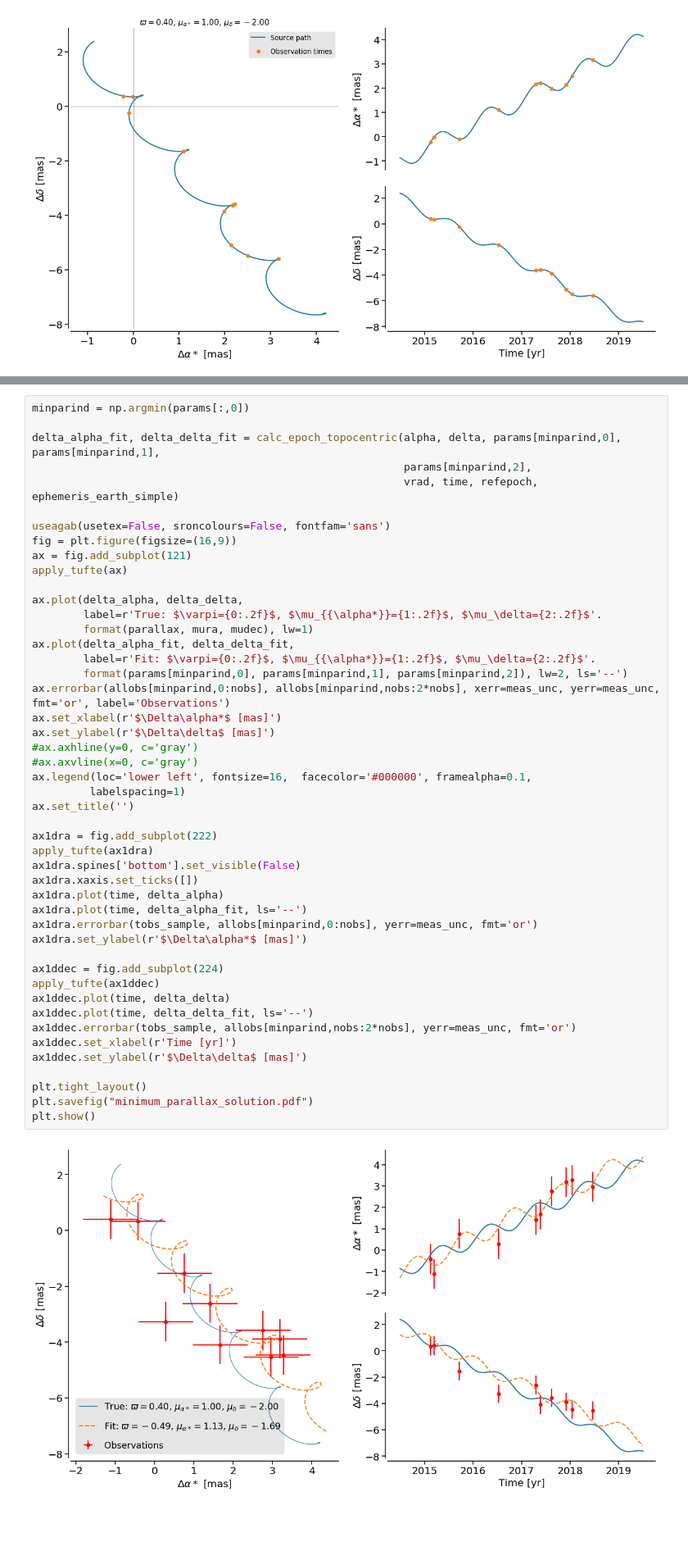
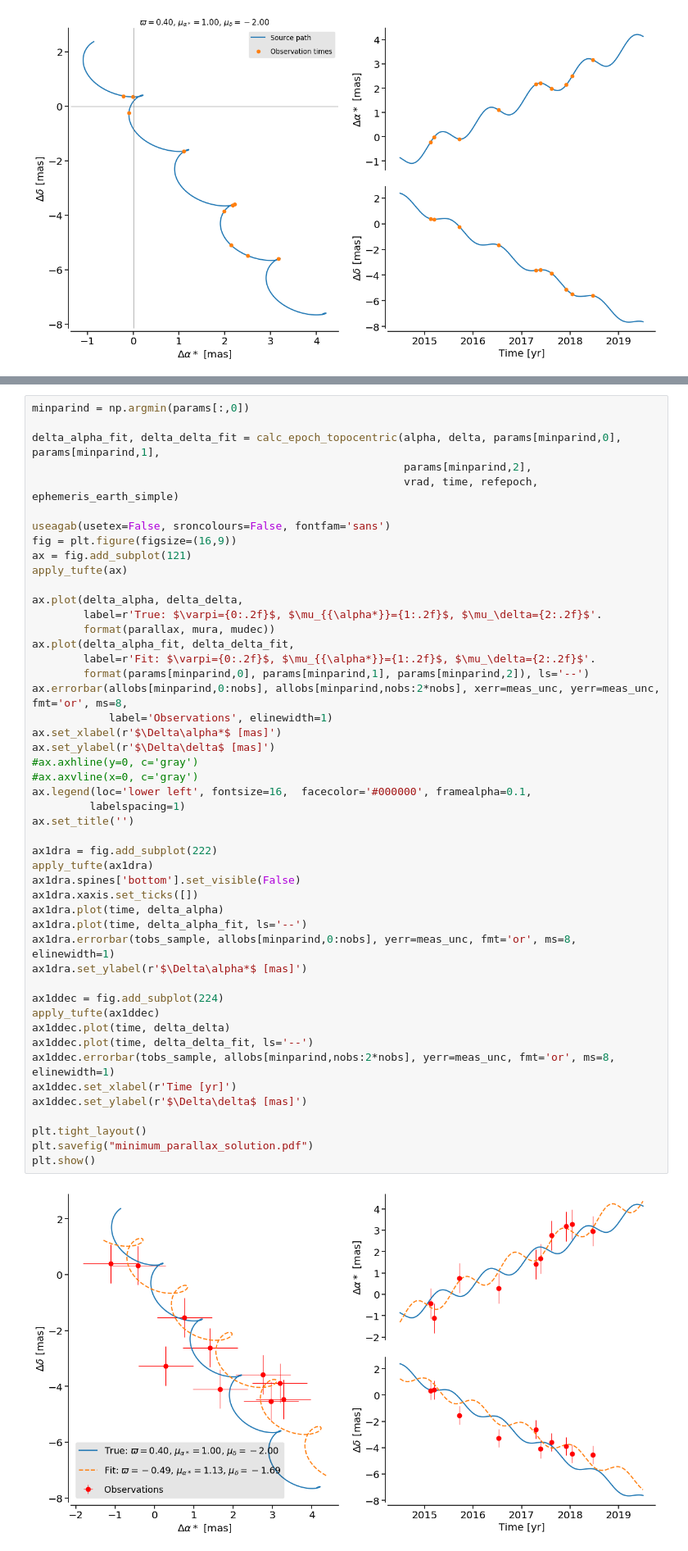
Before and after one commit to agabrown/astrometry-inference-tutorials, a Jupyter notebook: luminosity-calibration/DemoNegativeParallax.ipynb, the cells around one changed output, grey strips where cells are left out. Shown at 82% size. Saved outputs shown, nothing was run; the diff lists cells and outputs as text; blank space fills up the shorter version.

Commit message:
further tweaks of plot

```diff
--- a/luminosity-calibration/DemoNegativeParallax.ipynb
+++ b/luminosity-calibration/DemoNegativeParallax.ipynb
@@ -338,38 +338,39 @@ apply_tufte(ax)
 
 ax.plot(delta_alpha, delta_delta,
         label=r'True: $\varpi={0:.2f}$, $\mu_{{\alpha*}}={1:.2f}$, $\mu_\delta={2:.2f}$'.
-        format(parallax, mura, mudec), lw=1)
+        format(parallax, mura, mudec))
 ax.plot(delta_alpha_fit, delta_delta_fit,
         label=r'Fit: $\varpi={0:.2f}$, $\mu_{{\alpha*}}={1:.2f}$, $\mu_\delta={2:.2f}$'.
-        format(params[minparind,0], params[minparind,1], params[minparind,2]), lw=2, ls='--')
-ax.errorbar(allobs[minparind,0:nobs], allobs[minparind,nobs:2*nobs], xerr=meas_unc, yerr=meas_unc, fmt='or', label='Observations')
+        format(params[minparind,0], params[minparind,1], params[minparind,2]), ls='--')
+ax.errorbar(allobs[minparind,0:nobs], allobs[minparind,nobs:2*nobs], xerr=meas_unc, yerr=meas_unc, fmt='or', ms=8,
+            label='Observations', elinewidth=1)
 ax.set_xlabel(r'$\Delta\alpha*$ [mas]')
 ax.set_ylabel(r'$\Delta\delta$ [mas]')
 #ax.axhline(y=0, c='gray')
 #ax.axvline(x=0, c='gray')
 ax.legend(loc='lower left', fontsize=16,  facecolor='#000000', framealpha=0.1,
          labelspacing=1)
 ax.set_title('')
 
 ax1dra = fig.add_subplot(222)
 apply_tufte(ax1dra)
 ax1dra.spines['bottom'].set_visible(False)
 ax1dra.xaxis.set_ticks([])
 ax1dra.plot(time, delta_alpha)
 ax1dra.plot(time, delta_alpha_fit, ls='--')
-ax1dra.errorbar(tobs_sample, allobs[minparind,0:nobs], yerr=meas_unc, fmt='or')
+ax1dra.errorbar(tobs_sample, allobs[minparind,0:nobs], yerr=meas_unc, fmt='or', ms=8, elinewidth=1)
 ax1dra.set_ylabel(r'$\Delta\alpha*$ [mas]')
 
 ax1ddec = fig.add_subplot(224)
 apply_tufte(ax1ddec)
 ax1ddec.plot(time, delta_delta)
 ax1ddec.plot(time, delta_delta_fit, ls='--')
-ax1ddec.errorbar(tobs_sample, allobs[minparind,nobs:2*nobs], yerr=meas_unc, fmt='or')
+ax1ddec.errorbar(tobs_sample, allobs[minparind,nobs:2*nobs], yerr=meas_unc, fmt='or', ms=8, elinewidth=1)
 ax1ddec.set_xlabel(r'Time [yr]')
 ax1ddec.set_ylabel(r'$\Delta\delta$ [mas]')
 
 plt.tight_layout()
 plt.savefig("minimum_parallax_solution.pdf")
 plt.show()
 # %% [output]
-[figure, old version]
+[figure, new version]
```
Also changed, not shown: parts of 1 cell of this notebook.
